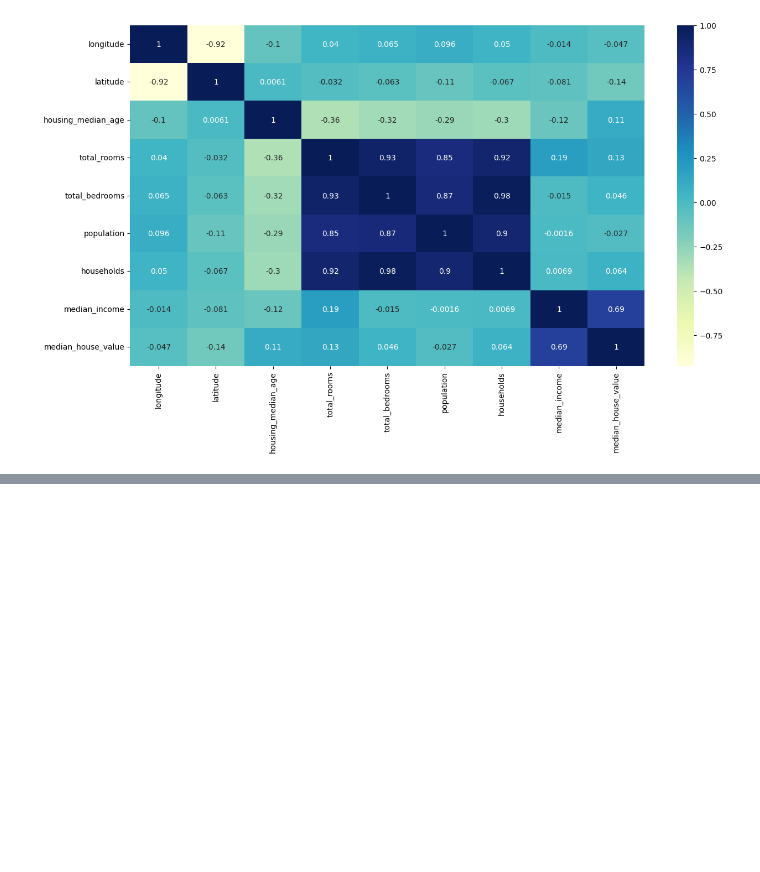
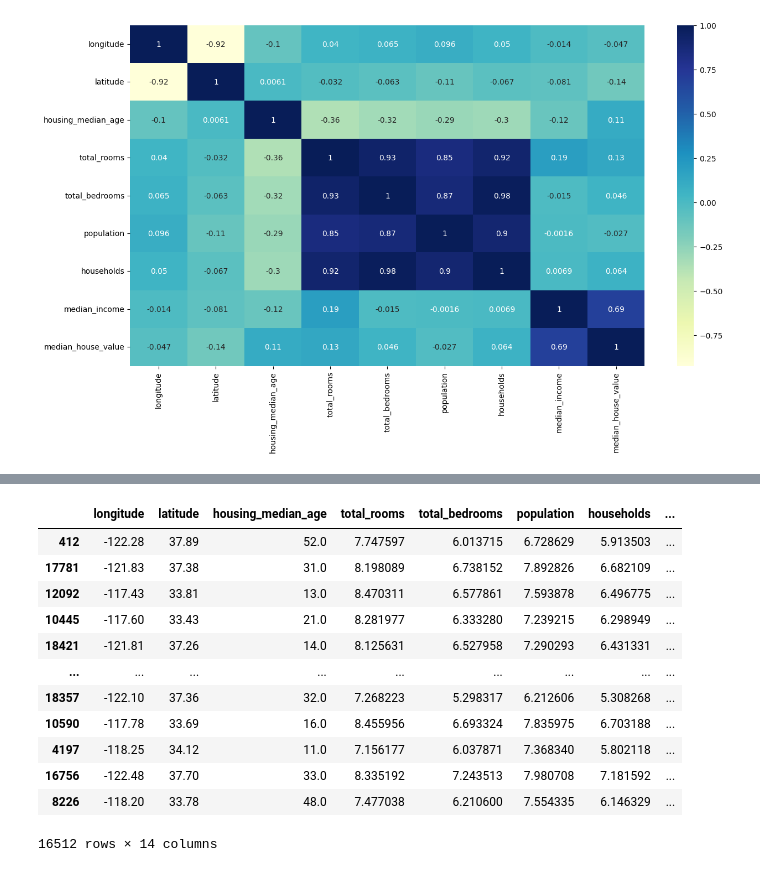
Before and after one commit to mohdb1lal/House-Price-Prediction, a Jupyter notebook: mail.ipynb, the cells around one changed output, grey strips where cells are left out. Saved outputs shown, nothing was run; the diff lists cells and outputs as text; code cells hidden in the pictures; blank space fills up the shorter version.

```diff
--- a/mail.ipynb
+++ b/mail.ipynb
@@ -122,0 +159,16 @@ sns.heatmap(train_data.corr(numeric_only=True),annot=True, cmap="YlGnBu")
+# %%
+train_data
+# %% [output]
+|  | longitude | latitude | housing_median_age | total_rooms | total_bedrooms | population | households | ... |
+| 412 | -122.28 | 37.89 | 52.0 | 7.747597 | 6.013715 | 6.728629 | 5.913503 | ... |
+| 17781 | -121.83 | 37.38 | 31.0 | 8.198089 | 6.738152 | 7.892826 | 6.682109 | ... |
+| 12092 | -117.43 | 33.81 | 13.0 | 8.470311 | 6.577861 | 7.593878 | 6.496775 | ... |
+| 10445 | -117.60 | 33.43 | 21.0 | 8.281977 | 6.333280 | 7.239215 | 6.298949 | ... |
+| 18421 | -121.81 | 37.26 | 14.0 | 8.125631 | 6.527958 | 7.290293 | 6.431331 | ... |
+| ... | ... | ... | ... | ... | ... | ... | ... | ... |
+| 18357 | -122.10 | 37.36 | 32.0 | 7.268223 | 5.298317 | 6.212606 | 5.308268 | ... |
+| 10590 | -117.78 | 33.69 | 16.0 | 8.455956 | 6.693324 | 7.835975 | 6.703188 | ... |
+| 4197 | -118.25 | 34.12 | 11.0 | 7.156177 | 6.037871 | 7.368340 | 5.802118 | ... |
+| 16756 | -122.48 | 37.70 | 33.0 | 8.335192 | 7.243513 | 7.980708 | 7.181592 | ... |
+| 8226 | -118.20 | 33.78 | 48.0 | 7.477038 | 6.210600 | 7.554335 | 6.146329 | ... |
+16512 rows × 14 columns
```
Also changed, not shown: parts of 6 cells of this notebook.
